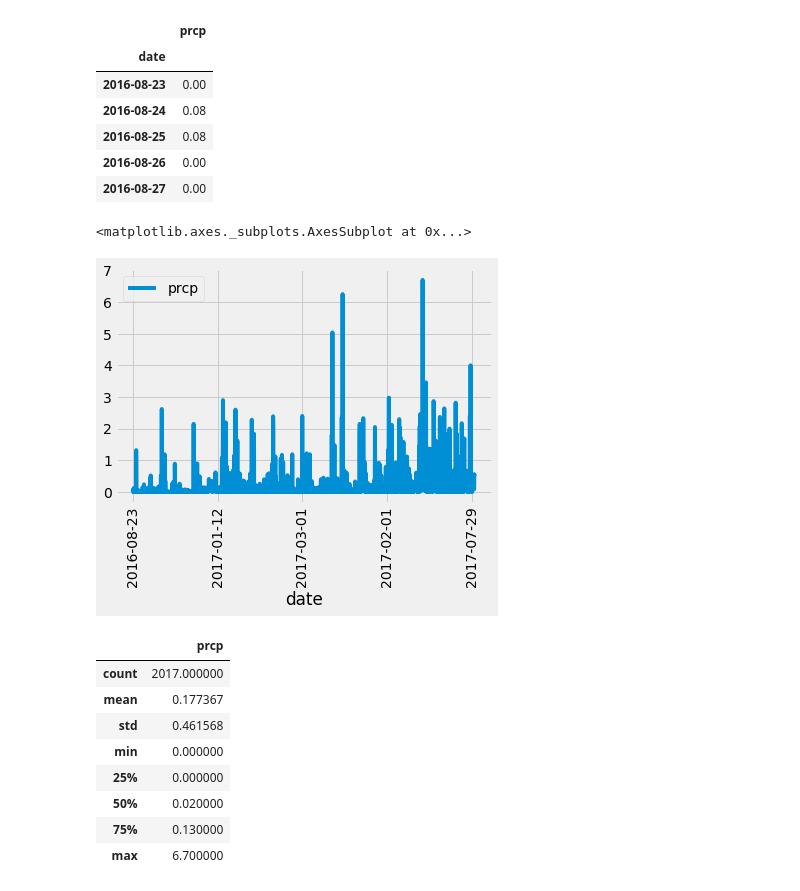
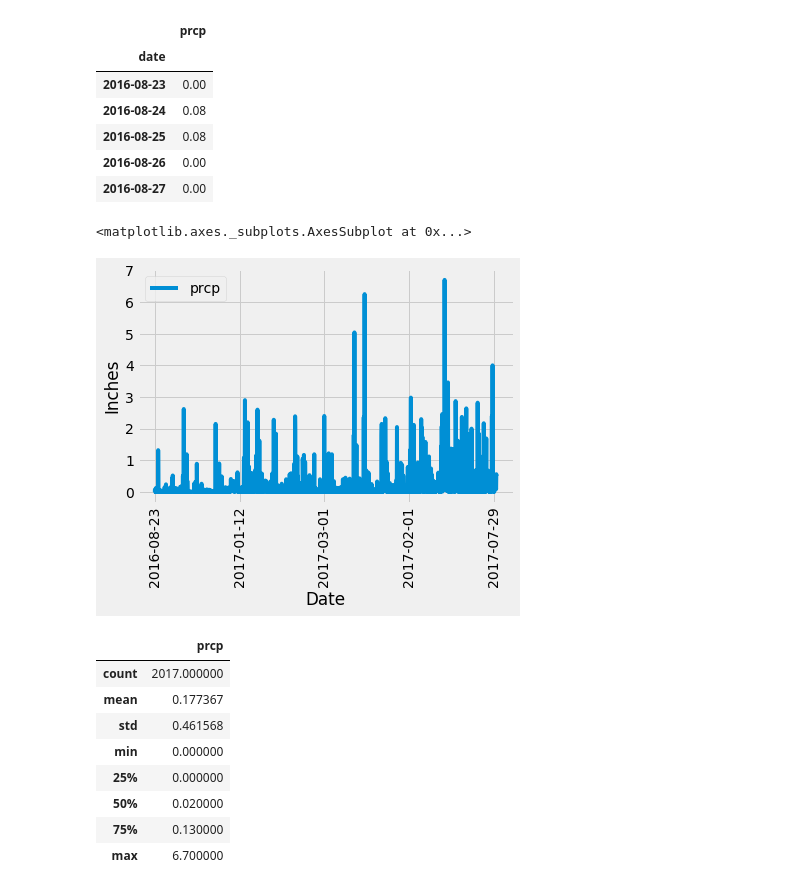
Before and after one commit to carolinelarry/sqlalchemy_challenge, a Jupyter notebook: sqlalchemy_challenge.ipynb, the cells around one changed output. Drawn from its saved outputs; the diff is of its cells as text; code cells hidden in the pictures.

```diff
--- a/sqlalchemy_challenge.ipynb
+++ b/sqlalchemy_challenge.ipynb
@@ -144,13 +123,12 @@ tick_locations = [value for value in x_axis]
-# %%
-#05: Matplotlib, 02, 02
-#prcp_graph = new_df.plot(x= 'date', rot = 90)
-prcp_graph = new_df.plot(rot = 90)
-
-#plt.xticks(tick_locations, new_df["date"], rotation="vertical")
-prcp_graph
-# %% [output]
-<matplotlib.axes._subplots.AxesSubplot at 0x...>
-[figure, removed]
+# %%
+#Graphing our dataframe
+prcp_graph = new_df.plot(rot = 90)
+plt.xlabel("Date")
+plt.ylabel("Inches")
+prcp_graph
+# %% [output]
+<matplotlib.axes._subplots.AxesSubplot at 0x...>
+[figure, added]
 # %%
 #Printing summary statistics
 summary_stats = new_df.describe()
```
Also changed, not shown: parts of 20 cells of this notebook, 1 other file.
